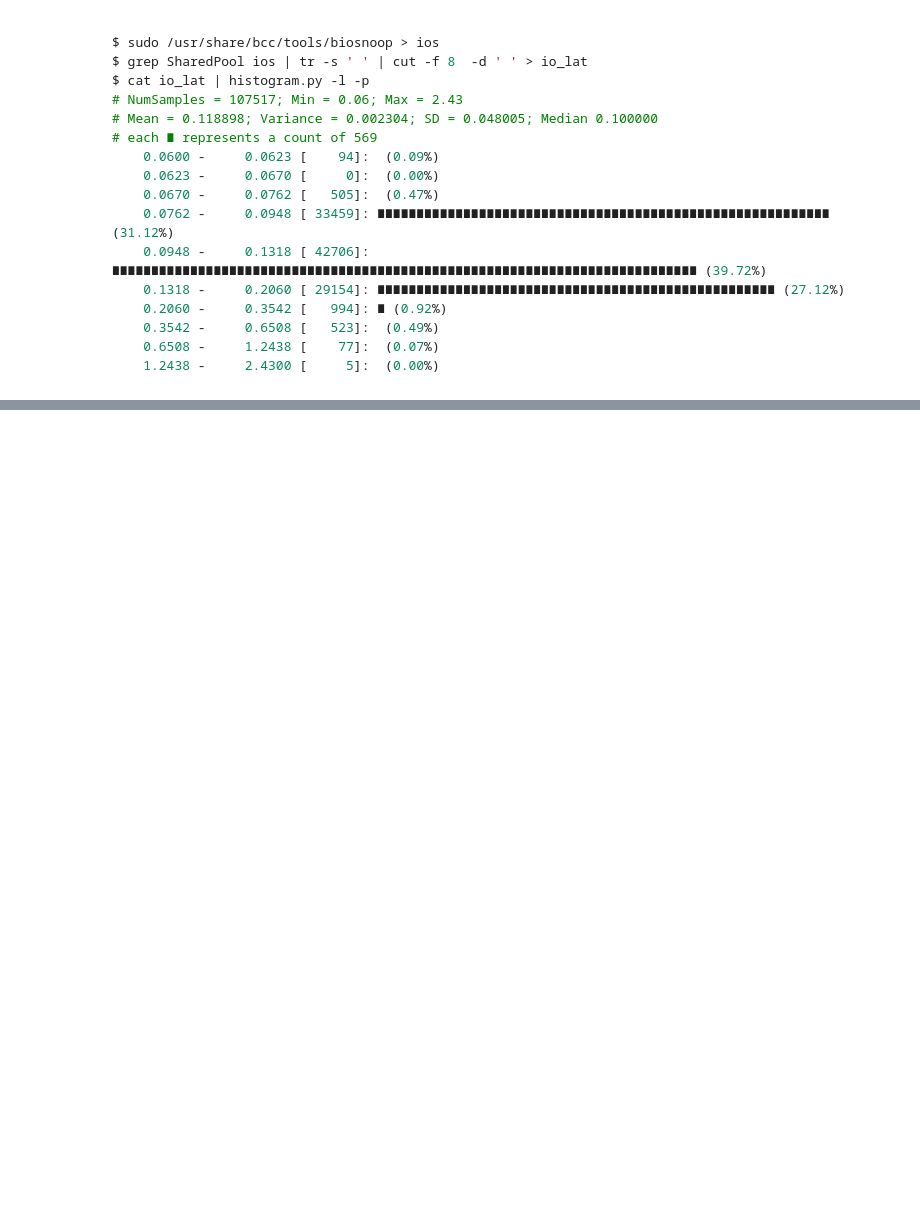
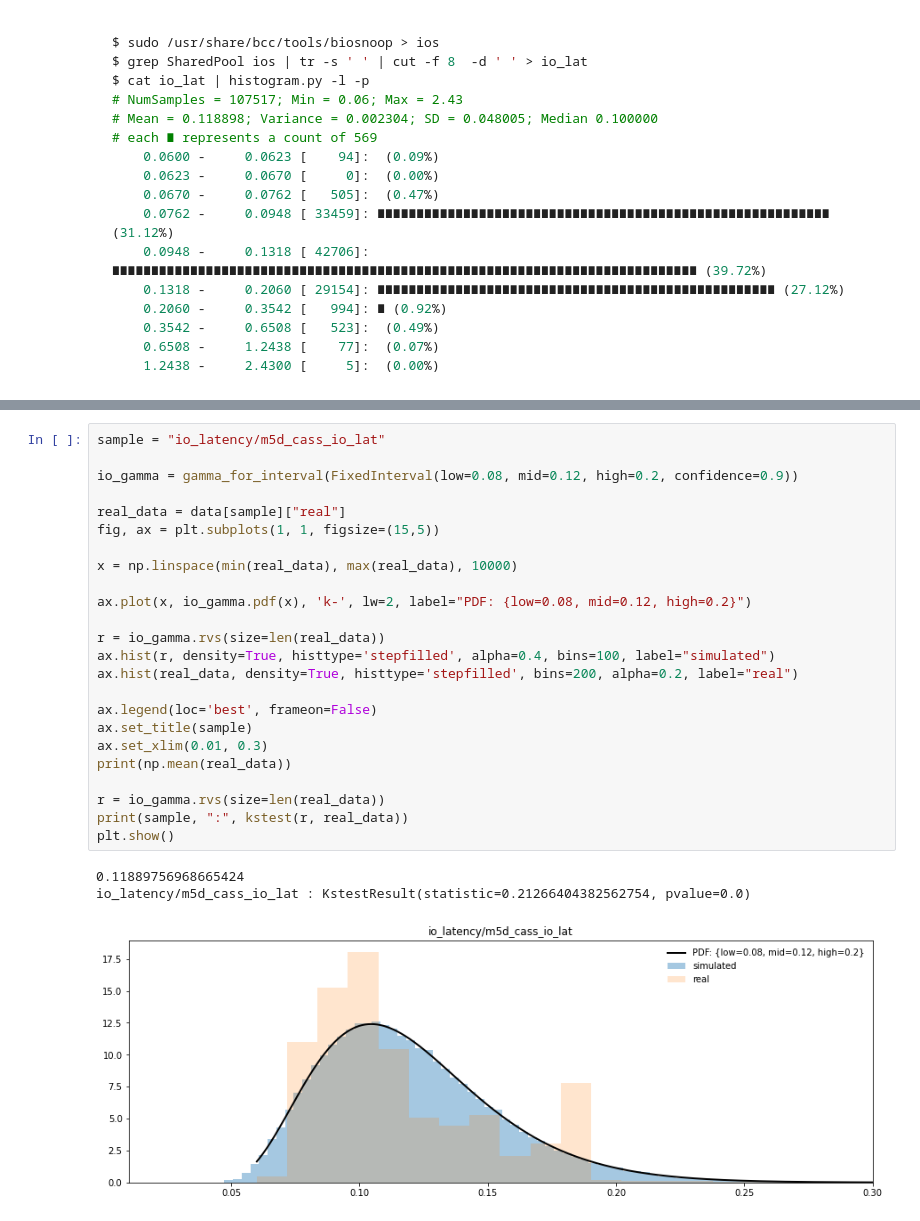
Before and after one commit to Netflix-Skunkworks/service-capacity-modeling, a Jupyter notebook: notebooks/drive_latency.ipynb, the cells around one changed output, grey strips where cells are left out. Cells and saved outputs as stored; diff of their text form; blank space fills up the shorter version.

```diff
--- a/notebooks/drive_latency.ipynb
+++ b/notebooks/drive_latency.ipynb
@@ -72,0 +132,28 @@ KstestResult(statistic=0.19224866765255733, pvalue=0.0)
+# %%
+sample = "io_latency/m5d_cass_io_lat"
+
+io_gamma = gamma_for_interval(FixedInterval(low=0.08, mid=0.12, high=0.2, confidence=0.9))
+
+real_data = data[sample]["real"]
+fig, ax = plt.subplots(1, 1, figsize=(15,5))
+
+x = np.linspace(min(real_data), max(real_data), 10000)
+
+ax.plot(x, io_gamma.pdf(x), 'k-', lw=2, label="PDF: {low=0.08, mid=0.12, high=0.2}")
+
+r = io_gamma.rvs(size=len(real_data))
+ax.hist(r, density=True, histtype='stepfilled', alpha=0.4, bins=100, label="simulated")
+ax.hist(real_data, density=True, histtype='stepfilled', bins=200, alpha=0.2, label="real")
+
+ax.legend(loc='best', frameon=False)
+ax.set_title(sample)
+ax.set_xlim(0.01, 0.3)
+print(np.mean(real_data))
+
+r = io_gamma.rvs(size=len(real_data))
+print(sample, ":", kstest(r, real_data))
+plt.show()
+# %% [output]
+0.11889756968665424
+io_latency/m5d_cass_io_lat : KstestResult(statistic=0.21266404382562754, pvalue=0.0)
+[figure, added]
```
Also changed, not shown: parts of 7 cells of this notebook, 6 other files.
